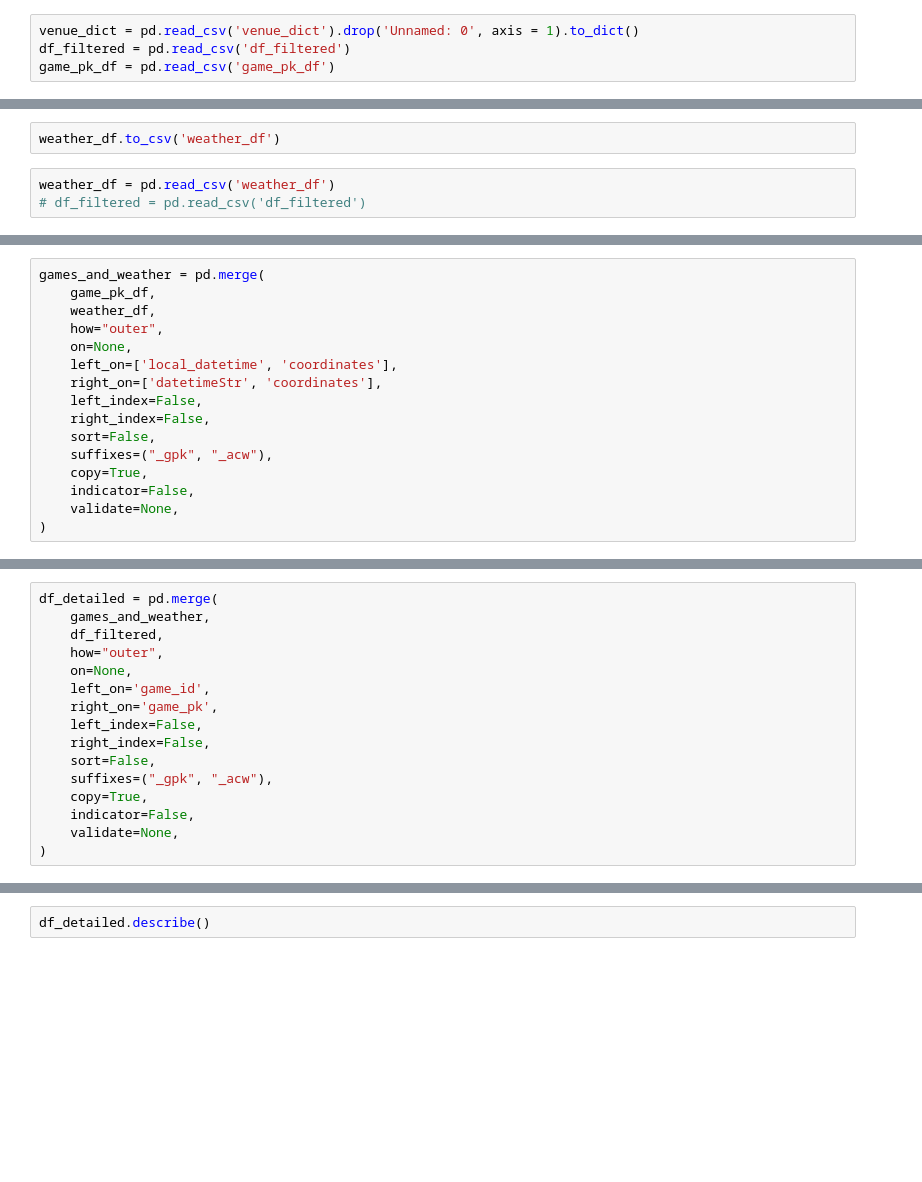
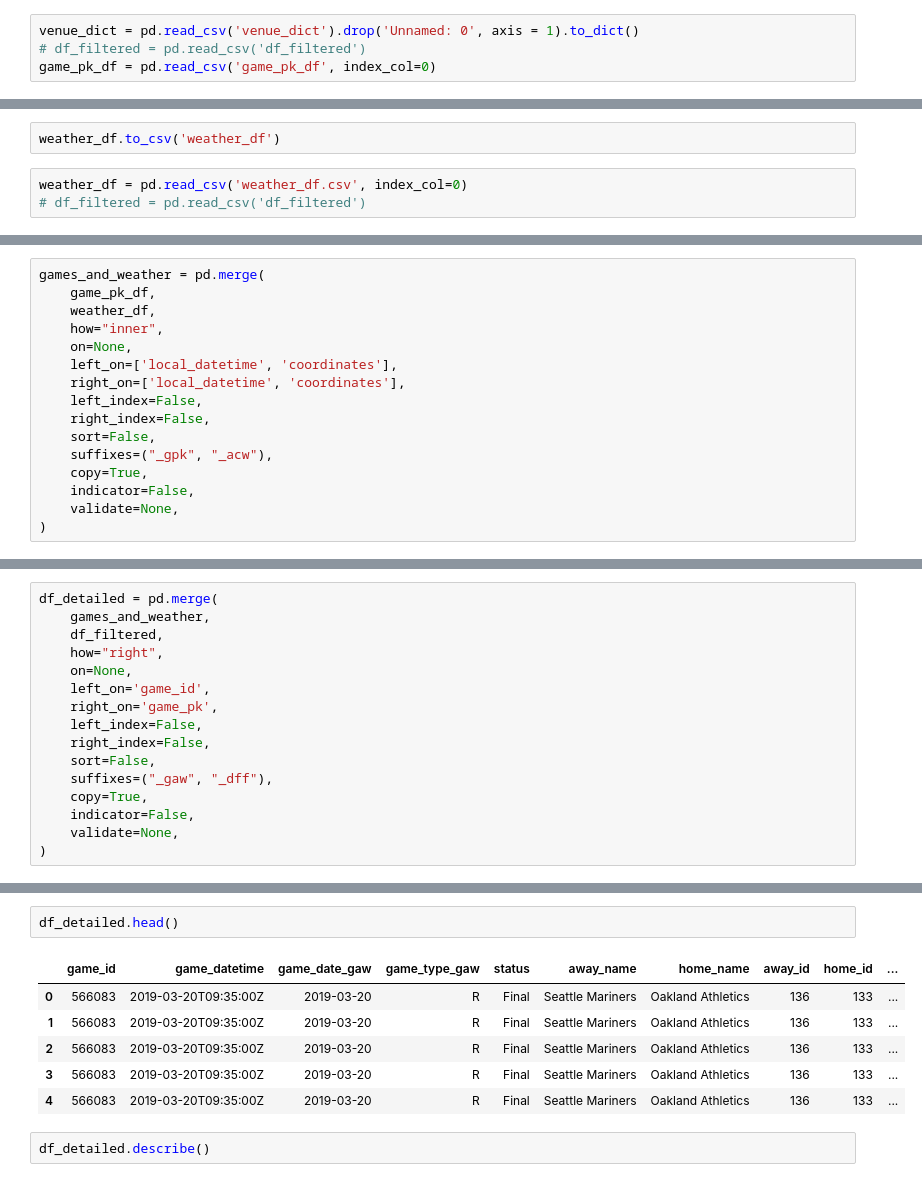
Before and after one commit to stone-ericm/MLB_counting_to_57_hits, a Jupyter notebook: Data Processing - Statcast.ipynb, the cells around one changed output, grey strips where cells are left out. Saved outputs shown, nothing was run; the diff lists cells and outputs as text; blank space fills up the shorter version.

```diff
--- a/Data Processing - Statcast.ipynb
+++ b/Data Processing - Statcast.ipynb
@@ -212,8 +244,8 @@ df_filtered.to_csv('df_filtered')
 game_pk_df.to_csv('game_pk_df')
 # %%
 venue_dict = pd.read_csv('venue_dict').drop('Unnamed: 0', axis = 1).to_dict()
-df_filtered = pd.read_csv('df_filtered')
-game_pk_df = pd.read_csv('game_pk_df')
+# df_filtered = pd.read_csv('df_filtered')
+game_pk_df = pd.read_csv('game_pk_df', index_col=0)
 # %% [markdown]
 weather work
 # %%
@@ -371,6 +433,6 @@ Important to save since this actually cost money
 # %%
 weather_df.to_csv('weather_df')
 # %%
-weather_df = pd.read_csv('weather_df')
+weather_df = pd.read_csv('weather_df.csv', index_col=0)
 # df_filtered = pd.read_csv('df_filtered')
 # %%
@@ -381,10 +522,10 @@ game_pk_df
 games_and_weather = pd.merge(
     game_pk_df,
     weather_df,
-    how="outer",
+    how="inner",
     on=None,
     left_on=['local_datetime', 'coordinates'],
-    right_on=['datetimeStr', 'coordinates'],
+    right_on=['local_datetime', 'coordinates'],
     left_index=False,
     right_index=False,
     sort=False,
@@ -399,14 +598,14 @@ games_and_weather
 df_detailed = pd.merge(
     games_and_weather,
     df_filtered,
-    how="outer",
+    how="right",
     on=None,
     left_on='game_id',
     right_on='game_pk',
     left_index=False,
     right_index=False,
     sort=False,
-    suffixes=("_gpk", "_acw"),
+    suffixes=("_gaw", "_dff"),
     copy=True,
     indicator=False,
     validate=None,
@@ -416,3 +633,12 @@ df_detailed.info()
+# %%
+df_detailed.head()
+# %% [output]
+|  | game_id | game_datetime | game_date_gaw | game_type_gaw | status | away_name | home_name | away_id | home_id | ... |
+| 0 | 566083 | 2019-03-20T09:35:00Z | 2019-03-20 | R | Final | Seattle Mariners | Oakland Athletics | 136 | 133 | ... |
+| 1 | 566083 | 2019-03-20T09:35:00Z | 2019-03-20 | R | Final | Seattle Mariners | Oakland Athletics | 136 | 133 | ... |
+| 2 | 566083 | 2019-03-20T09:35:00Z | 2019-03-20 | R | Final | Seattle Mariners | Oakland Athletics | 136 | 133 | ... |
+| 3 | 566083 | 2019-03-20T09:35:00Z | 2019-03-20 | R | Final | Seattle Mariners | Oakland Athletics | 136 | 133 | ... |
+| 4 | 566083 | 2019-03-20T09:35:00Z | 2019-03-20 | R | Final | Seattle Mariners | Oakland Athletics | 136 | 133 | ... |
 # %%
 df_detailed.describe()
 # %%
```
Also changed, not shown: parts of 33 cells of this notebook, 1 other file.
